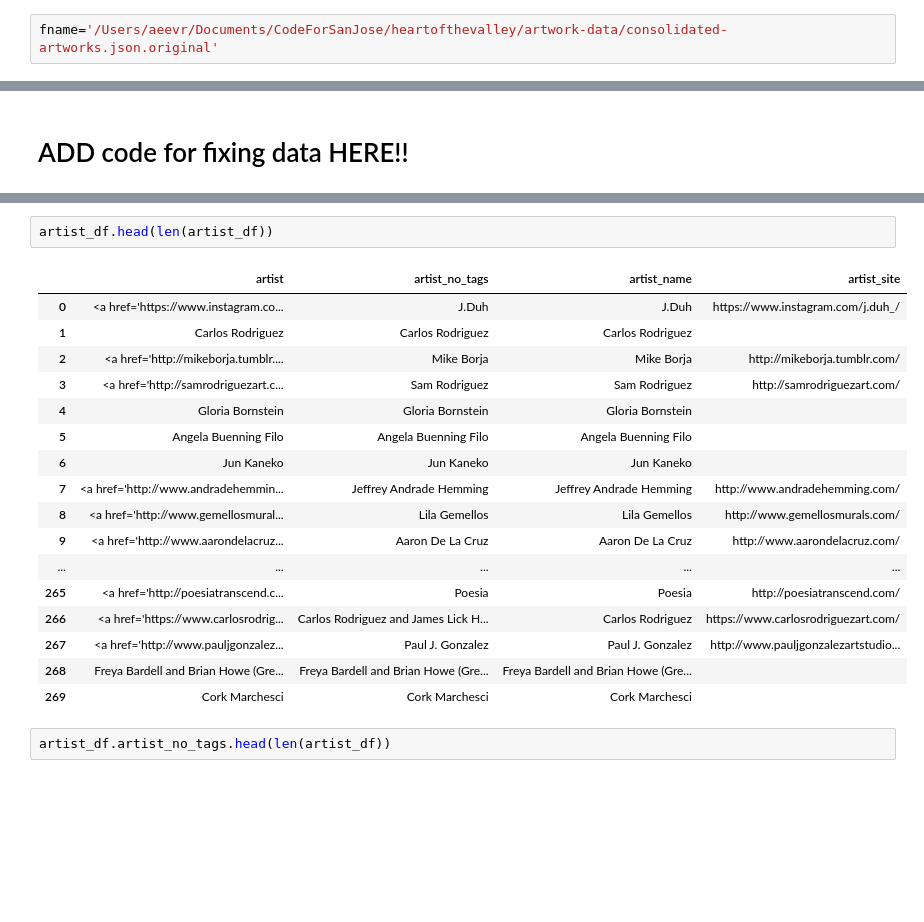
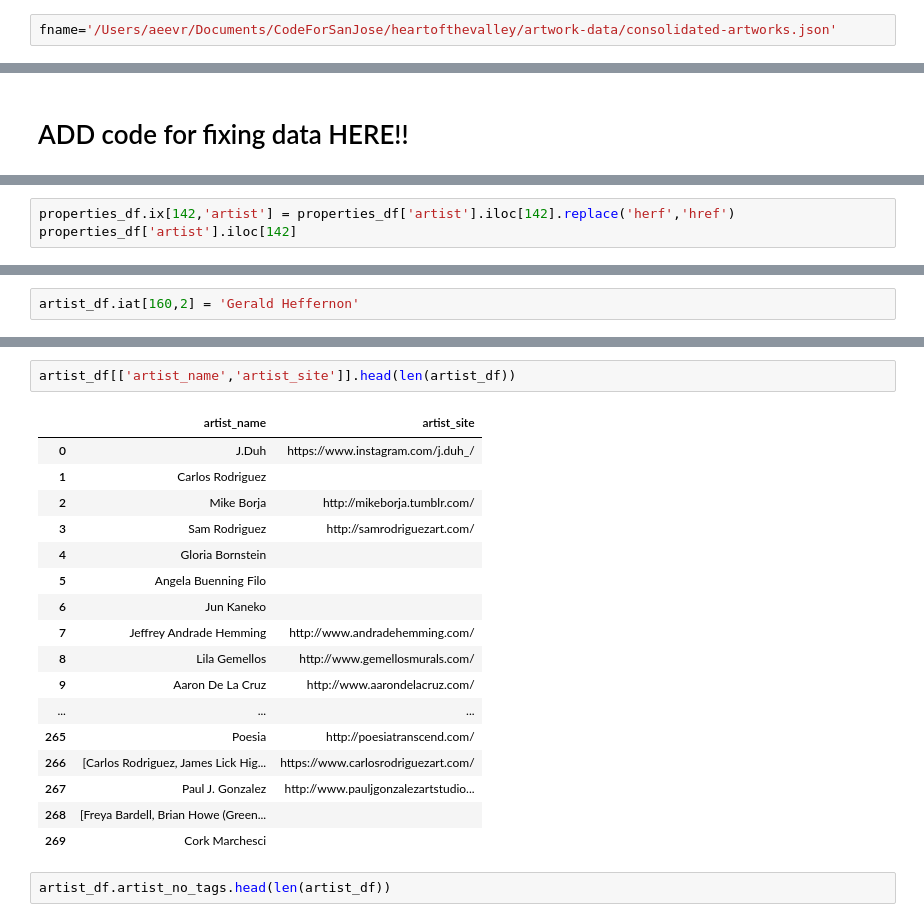
Before and after one commit to aeevrubin/art_json_cleanup, a Jupyter notebook: HeartOfValleyEda.ipynb, the cells around one changed output, grey strips where cells are left out. Saved outputs shown, nothing was run; the diff lists cells and outputs as text; blank space fills up the shorter version.

```diff
--- a/HeartOfValleyEda.ipynb
+++ b/HeartOfValleyEda.ipynb
@@ -17,7 +18,7 @@ import xml
 def remove_tags(text):
     ''.join(xml.etree.ElementTree.fromstring(text).itertext())
 # %%
-fname='/Users/aeevr/Documents/CodeForSanJose/heartofthevalley/artwork-data/consolidated-artworks.json.original'
+fname='/Users/aeevr/Documents/CodeForSanJose/heartofthevalley/artwork-data/consolidated-artworks.json'
 # %% [markdown]
 # Reading each nest of the json into DF one at a time and saving back to json
 # %%
@@ -141,0 +164,3 @@ Freddie Vega https://www.instagram.com/upbeat111/
+# %%
+properties_df.ix[142,'artist'] = properties_df['artist'].iloc[142].replace('herf','href')
+properties_df['artist'].iloc[142]
@@ -141,0 +318,2 @@ Freddie Vega https://www.instagram.com/upbeat111/
+# %%
+artist_df.iat[160,2] = 'Gerald Heffernon'
@@ -142,23 +338,23 @@ Freddie Vega https://www.instagram.com/upbeat111/
 # %%
-artist_df.head(len(artist_df))
+artist_df[['artist_name','artist_site']].head(len(artist_df))
 # %% [output]
-|  | artist | artist_no_tags | artist_name | artist_site |
-| 0 | <a href='https://www.instagram.co... | J.Duh | J.Duh | https://www.instagram.com/j.duh_/ |
-| 1 | Carlos Rodriguez | Carlos Rodriguez | Carlos Rodriguez |  |
-| 2 | <a href='http://mikeborja.tumblr.... | Mike Borja | Mike Borja | http://mikeborja.tumblr.com/ |
-| 3 | <a href='http://samrodriguezart.c... | Sam Rodriguez | Sam Rodriguez | http://samrodriguezart.com/ |
-| 4 | Gloria Bornstein | Gloria Bornstein | Gloria Bornstein |  |
-| 5 | Angela Buenning Filo | Angela Buenning Filo | Angela Buenning Filo |  |
-| 6 | Jun Kaneko | Jun Kaneko | Jun Kaneko |  |
-| 7 | <a href='http://www.andradehemmin... | Jeffrey Andrade Hemming | Jeffrey Andrade Hemming | http://www.andradehemming.com/ |
-| 8 | <a href='http://www.gemellosmural... | Lila Gemellos | Lila Gemellos | http://www.gemellosmurals.com/ |
-| 9 | <a href='http://www.aarondelacruz... | Aaron De La Cruz | Aaron De La Cruz | http://www.aarondelacruz.com/ |
-| ... | ... | ... | ... | ... |
-| 265 | <a href='http://poesiatranscend.c... | Poesia | Poesia | http://poesiatranscend.com/ |
-| 266 | <a href='https://www.carlosrodrig... | Carlos Rodriguez and James Lick H... | Carlos Rodriguez | https://www.carlosrodriguezart.com/ |
-| 267 | <a href='http://www.pauljgonzalez... | Paul J. Gonzalez | Paul J. Gonzalez | http://www.pauljgonzalezartstudio... |
-| 268 | Freya Bardell and Brian Howe (Gre... | Freya Bardell and Brian Howe (Gre... | Freya Bardell and Brian Howe (Gre... |  |
-| 269 | Cork Marchesci | Cork Marchesci | Cork Marchesci |  |
+|  | artist_name | artist_site |
+| 0 | J.Duh | https://www.instagram.com/j.duh_/ |
+| 1 | Carlos Rodriguez |  |
+| 2 | Mike Borja | http://mikeborja.tumblr.com/ |
+| 3 | Sam Rodriguez | http://samrodriguezart.com/ |
+| 4 | Gloria Bornstein |  |
+| 5 | Angela Buenning Filo |  |
+| 6 | Jun Kaneko |  |
+| 7 | Jeffrey Andrade Hemming | http://www.andradehemming.com/ |
+| 8 | Lila Gemellos | http://www.gemellosmurals.com/ |
+| 9 | Aaron De La Cruz | http://www.aarondelacruz.com/ |
+| ... | ... | ... |
+| 265 | Poesia | http://poesiatranscend.com/ |
+| 266 | [Carlos Rodriguez, James Lick Hig... | https://www.carlosrodriguezart.com/ |
+| 267 | Paul J. Gonzalez | http://www.pauljgonzalezartstudio... |
+| 268 | [Freya Bardell, Brian Howe (Green... |  |
+| 269 | Cork Marchesci |  |
 # %%
 artist_df.artist_no_tags.head(len(artist_df))
 # %% [output]
```
Also changed, not shown: parts of 15 cells of this notebook.
